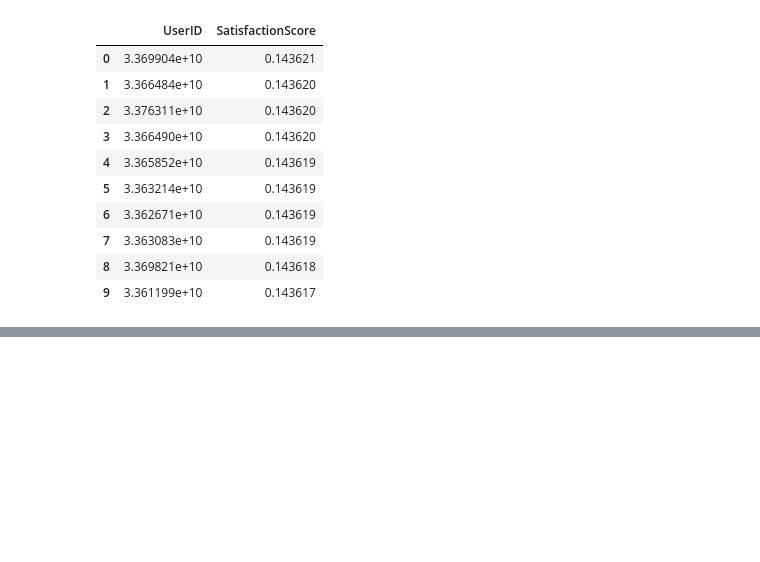
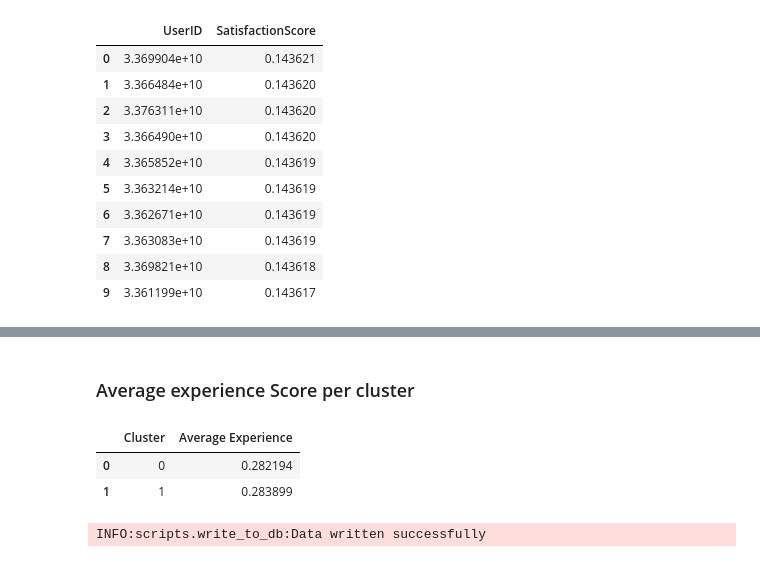
Before and after one commit to Misganaw-Berihun/User_analytics_in_Telecommunication, a Jupyter notebook: notebooks/05_satisfaction_anlysis.ipynb, the cells around one changed output, grey strips where cells are left out. Drawn from its saved outputs; the diff is of its cells as text; code cells hidden in the pictures; blank space fills up the shorter version.

```diff
--- a/notebooks/05_satisfaction_anlysis.ipynb
+++ b/notebooks/05_satisfaction_anlysis.ipynb
@@ -145,0 +202,28 @@ pysqldf(query)
+# %% [markdown]
+### Average experience Score per cluster
+# %%
+query = '''
+    SELECT
+        cluster,
+        AVG("ExperienceScore") AS "Average Experience"
+    FROM merged_df
+    GROUP BY cluster
+'''
+
+avg_experience = pysqldf(query)
+avg_experience
+# %% [output]
+|  | Cluster | Average Experience |
+| 0 | 0 | 0.282194 |
+| 1 | 1 | 0.283899 |
+# %%
+df = pd.DataFrame({
+    "UserID": merged_df["CustomerID"],
+    "SatisfactionScore": merged_df["SatisfactionScore"],
+    "ExperienceScore": merged_df["ExperienceScore"],
+    "EngagementScore": merged_df["EngagementScore"]
+})
+
+wd.write_data(df, "satisfaction_score")
+# %% [output]
+INFO:scripts.write_to_db:Data written successfully
```
Also changed, not shown: parts of 13 cells of this notebook.
